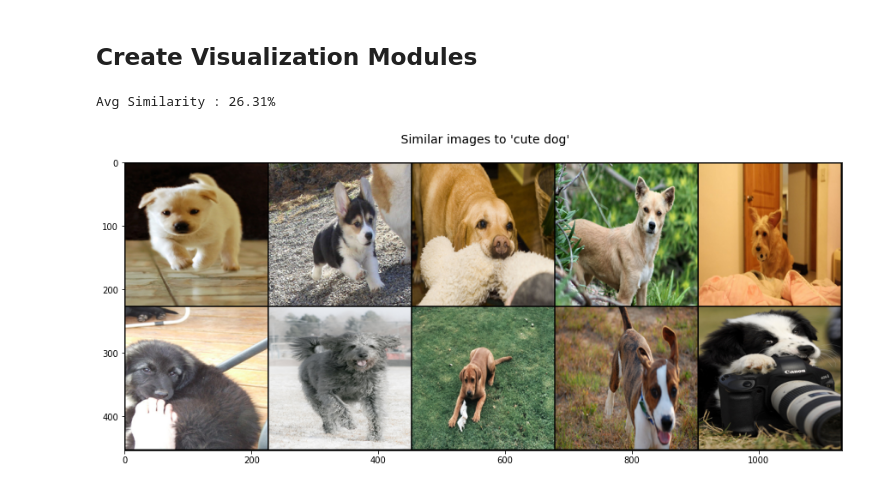
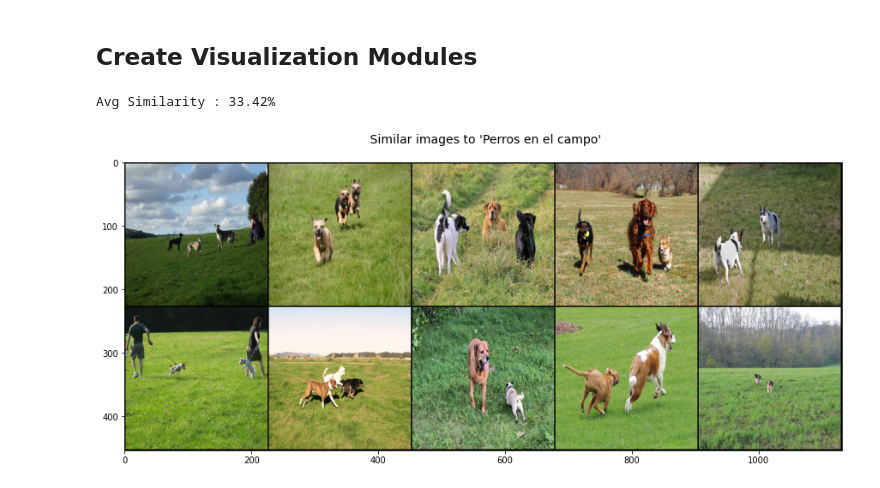
Before and after one commit to statscol/clip-fine-tuning, a Jupyter notebook: inference.ipynb, the cells around one changed output. Cells and saved outputs as stored; diff of their text form; code cells hidden in the pictures.

```diff
--- a/inference.ipynb
+++ b/inference.ipynb
@@ -99,8 +101,8 @@ def get_images(text,top_k=10):
     print(f"Avg Similarity : {np.mean(sim):.2%}")
     plt.title(f" Similar images to '{text}'\n",size=14)
 # %%
-input_str="cute dog"
+input_str="Perros en el campo"
 get_images(input_str)
 # %% [output]
-Avg Similarity : 26.31%
+Avg Similarity : 33.42%
-[figure, old version]
+[figure, new version]
```
Also changed, not shown: parts of 3 cells of this notebook, 2 other files.
